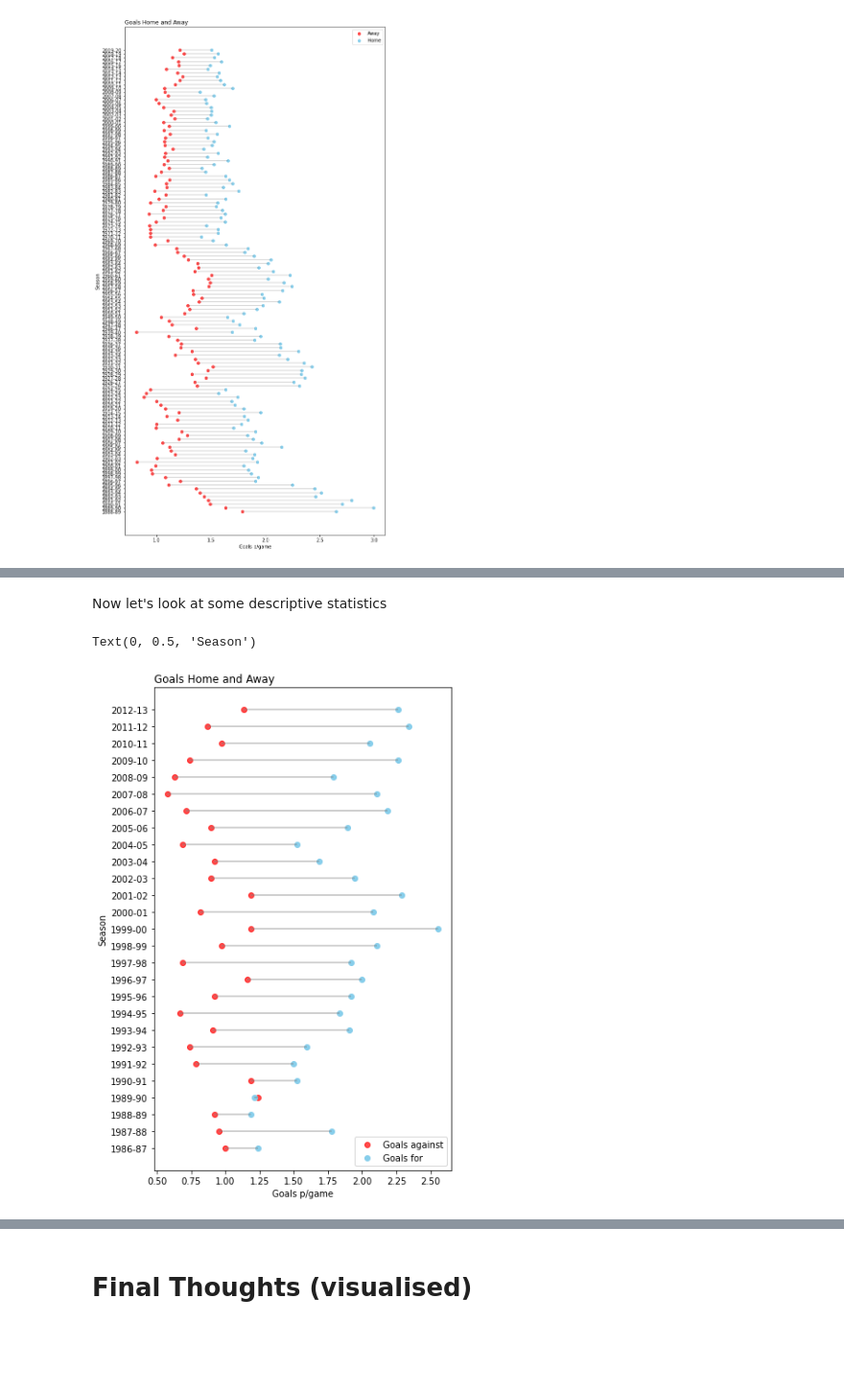
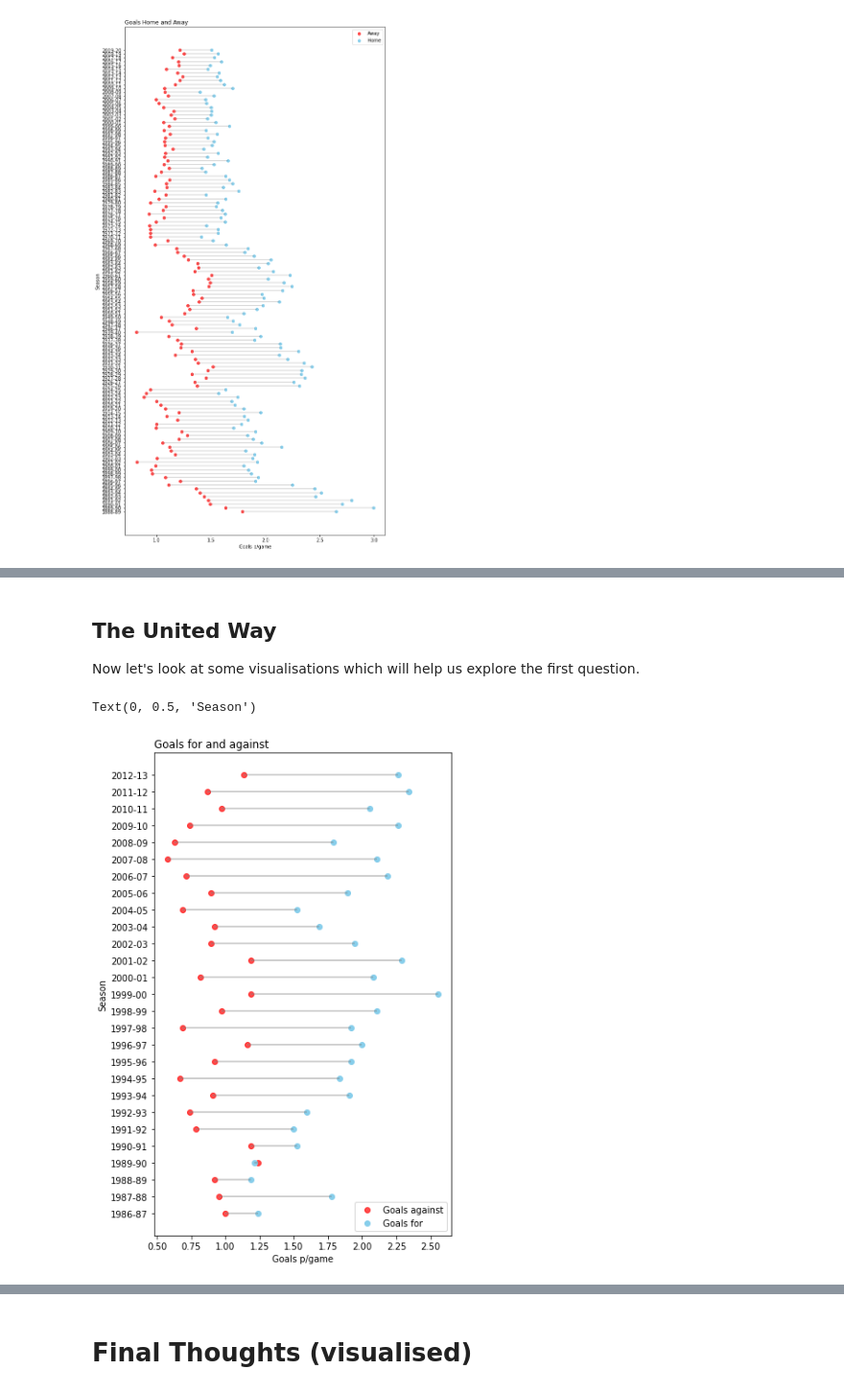
Before and after one commit to bw20/Data_insights, a Jupyter notebook: Football_analysis.ipynb, the cells around one changed output, grey strips where cells are left out. Shown: that part at 96% size. Cells and saved outputs as stored; diff of their text form; code cells hidden in the pictures; blank space fills up the shorter version.

```diff
--- a/Football_analysis.ipynb
+++ b/Football_analysis.ipynb
@@ -240,6 +244,8 @@ find_matchups(merged_df, 'Manchester United', 'Liverpool')
 # %%
 def team_stats(dataframe, team):
+    #Create a df with the team's fixtures
     df = find_team_games(dataframe, team)
+    #Add team-specific stats as columns to the df
     df['Team goals'] = np.where(df['Team 1'].str.contains(team, re.compile('(\d)|(\d\d)')) == True, df['Home goals'], df['Away goals'])
     HT_score_list = df['HT'].map(lambda HT: re.findall(r'\d+', HT))
     df['Team goals (1st half)'] = np.where(df['Team 1'].str.contains(team, re.compile('(\d)|(\d\d)')) == True, HT_score_list.map(lambda goals: int(goals[0]) if goals != [] else np.NaN), HT_score_list.map(lambda goals: int(goals[1]) if goals != [] else np.NaN))
@@ -247,9 +253,11 @@ def team_stats(dataframe, team):
     df['Goals against'] = df['Total goals'] - df['Team goals']
     df['Goals against (1st half)'] = df['First half goals'] - df['Team goals (1st half)']
     df['Goals against (2nd half)'] = df['Second half goals'] - df['Team goals (2nd half)']
+    df['Result'] = np.select([df['Team goals'] > df['Goals against'], df['Team goals'] < df['Goals against']],['Win', 'Loss'], default = 'Draw')
     return df
 
-team_stats(merged_df, 'Manchester United')
+manchester_united = team_stats(merged_df, 'Manchester United')
+display_n(manchester_united, 2)
 # %% [output]
 |  | Date | Team 1 | FT | HT | Team 2 | Season | Total goals | Home goals | Away goals | ... |
 | 584 | (Sat) 3 Sep 1892 (35) | Blackburn Rovers FC (1) | 4-3 | ? | Manchester United FC (1) | 1892-93 | 7 | 4 | 3 | ... |
@@ -347,20 +340,21 @@ saf_era
-# %% [markdown]
-Now let's look at some descriptive statistics
+# %% [markdown]
+## The United Way
+
+Now let's look at some visualisations which will help us explore the first question.
 # %%
-saf_era = team_stats(saf_era, 'Manchester United')
 saf_era = saf_era.groupby(['Season'], as_index = False).agg({'Team goals': 'mean', 'Goals against': 'mean'})
 season = saf_era['Season']
 
 plt.figure(figsize = (6,10))
 plt.hlines(y = season, xmin = saf_era['Goals against'], xmax = saf_era['Team goals'], color='grey', alpha=0.5)
 plt.scatter(saf_era['Goals against'], season, color = 'red', alpha = 0.7, label = 'Goals against')
 plt.scatter(saf_era['Team goals'], season, color = 'skyblue', alpha = 1, label = 'Goals for')
 plt.legend()
 
 plt.yticks(season, saf_era['Season'])
-plt.title('Goals Home and Away', loc = 'left')
+plt.title('Goals for and against', loc = 'left')
 plt.xlabel('Goals p/game')
 plt.ylabel('Season')
 # %% [output]
 Text(0, 0.5, 'Season')
-[figure, old version]
+[figure, new version]
```
Also changed, not shown: parts of 18 cells of this notebook.
